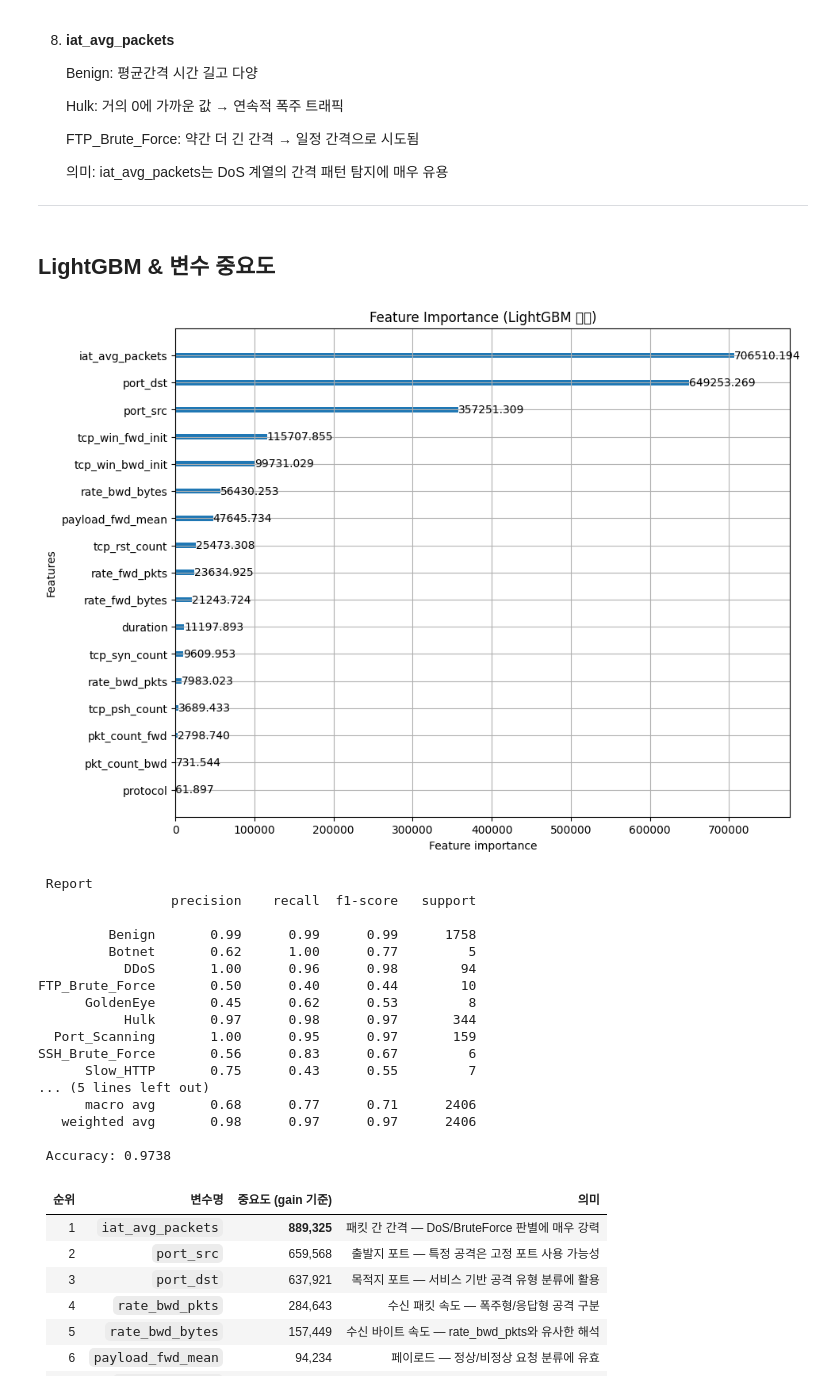
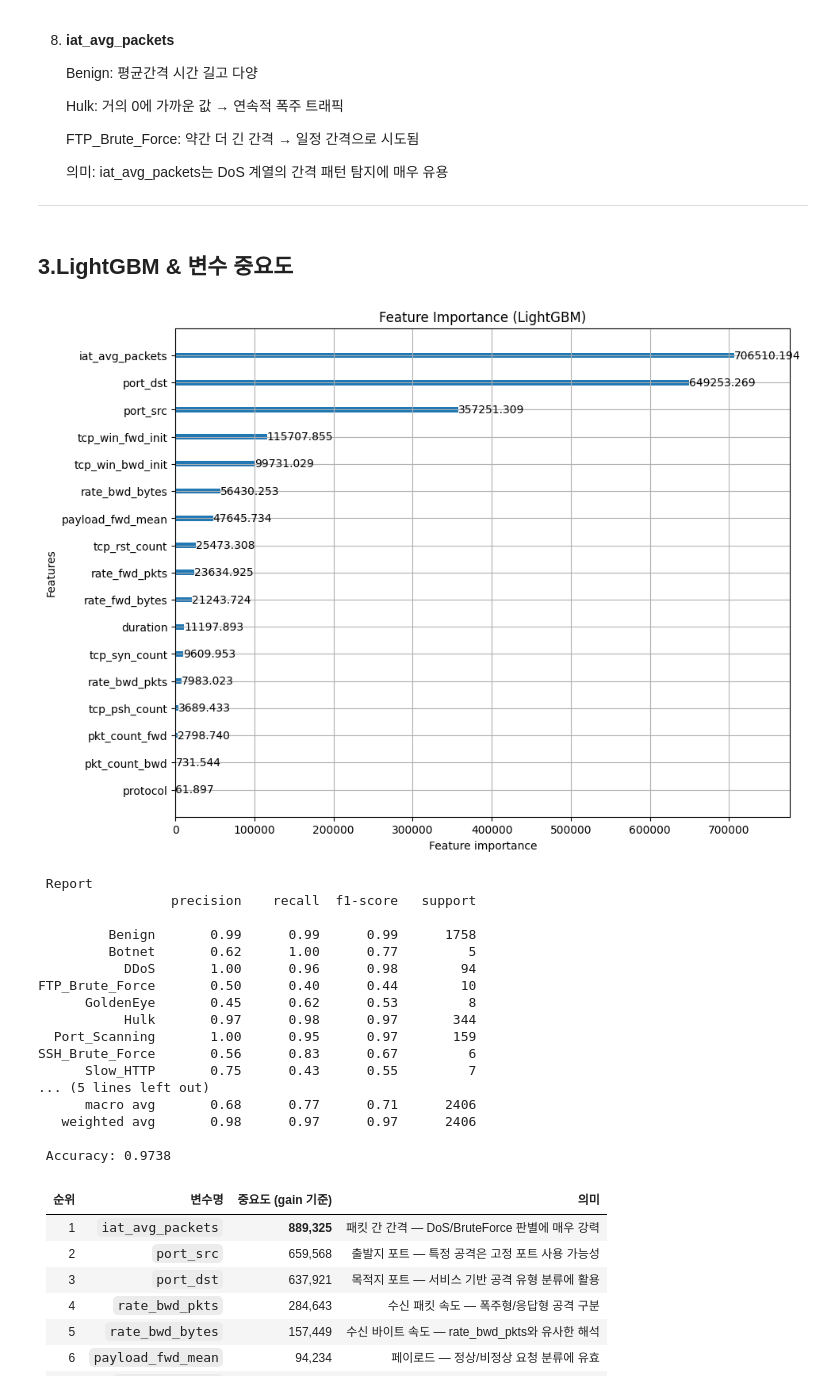
Before and after one commit to oh-seok-ju/DACON, a Jupyter notebook: 데이콘_해킹분석1차.ipynb, the cells around one changed output. Cells and saved outputs as stored; diff of their text form; code cells hidden in the pictures.

```diff
--- a/데이콘_해킹분석1차.ipynb
+++ b/데이콘_해킹분석1차.ipynb
@@ -326,7 +326,7 @@ plt.show()
 
 ---
 # %% [markdown]
-## LightGBM & 변수 중요도
+## 3.LightGBM & 변수 중요도
 # %%
 import pandas as pd
 from sklearn.model_selection import train_test_split
@@ -354,35 +354,35 @@ lgb_val = lgb.Dataset(X_val, y_encoded_val, reference=lgb_train)
 
 params = {
     'objective': 'multiclass',
     'num_class': len(le.classes_),
     'metric': 'multi_logloss',
     'verbosity': -1,
     'seed': 42
 }
 
 model = lgb.train(params, lgb_train, valid_sets=[lgb_val], num_boost_round=100,
                   callbacks=[lgb.early_stopping(stopping_rounds=10, verbose=False)])
 
 # 6. 변수 중요도 시각화
 lgb.plot_importance(model, max_num_features=20, importance_type='gain', figsize=(10, 8))
-plt.title("Feature Importance (LightGBM 기준)")
+plt.title("Feature Importance (LightGBM)")
 plt.show()
 
 from sklearn.metrics import classification_report, confusion_matrix, accuracy_score
 import seaborn as sns
 
 # 7. 예측 (확률 → 클래스 index)
 y_pred = model.predict(X_val).argmax(axis=1)
 
 # 8. 평가 리포트 출력
 print(" Report")
 print(classification_report(y_encoded_val, y_pred, target_names=le.classes_))
 
 # 9. 정확도
 acc = accuracy_score(y_encoded_val, y_pred)
 print(f" Accuracy: {acc:.4f}")
 # %% [output]
-[figure, old version]
+[figure, new version]
  Report
                  precision    recall  f1-score   support
 
```
Also changed, not shown: parts of 27 cells of this notebook.
